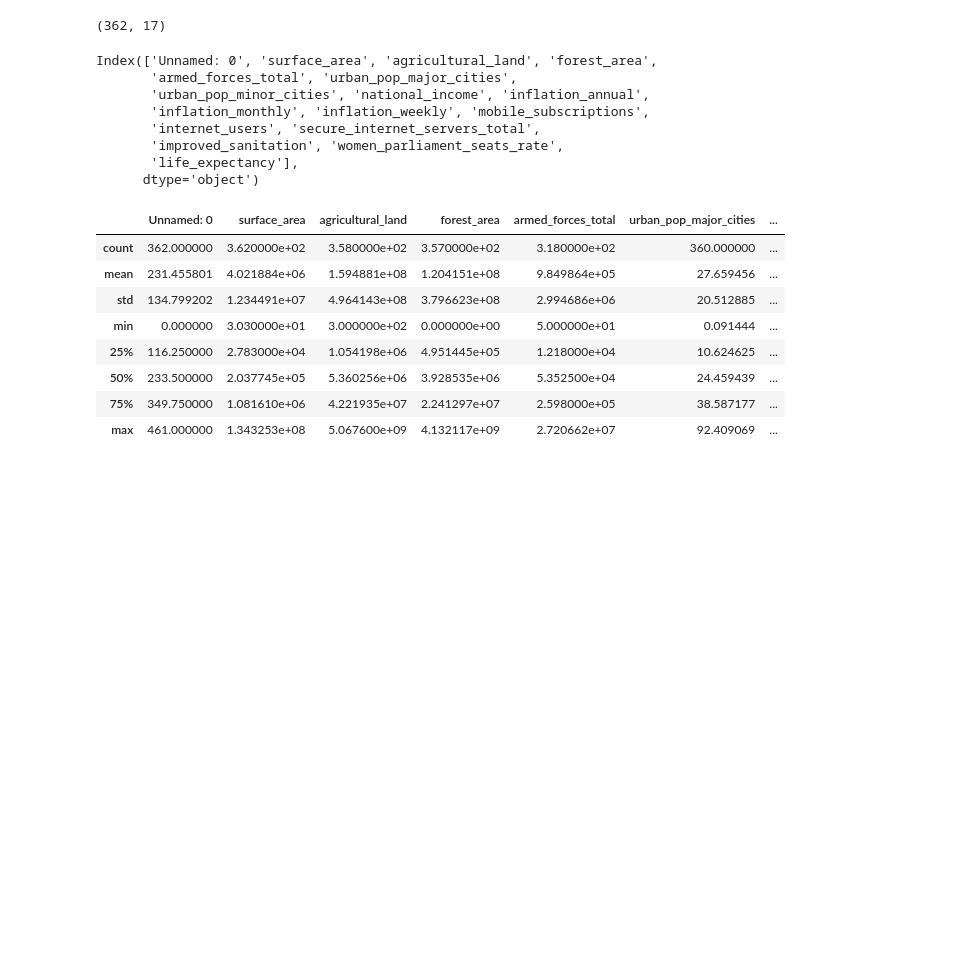
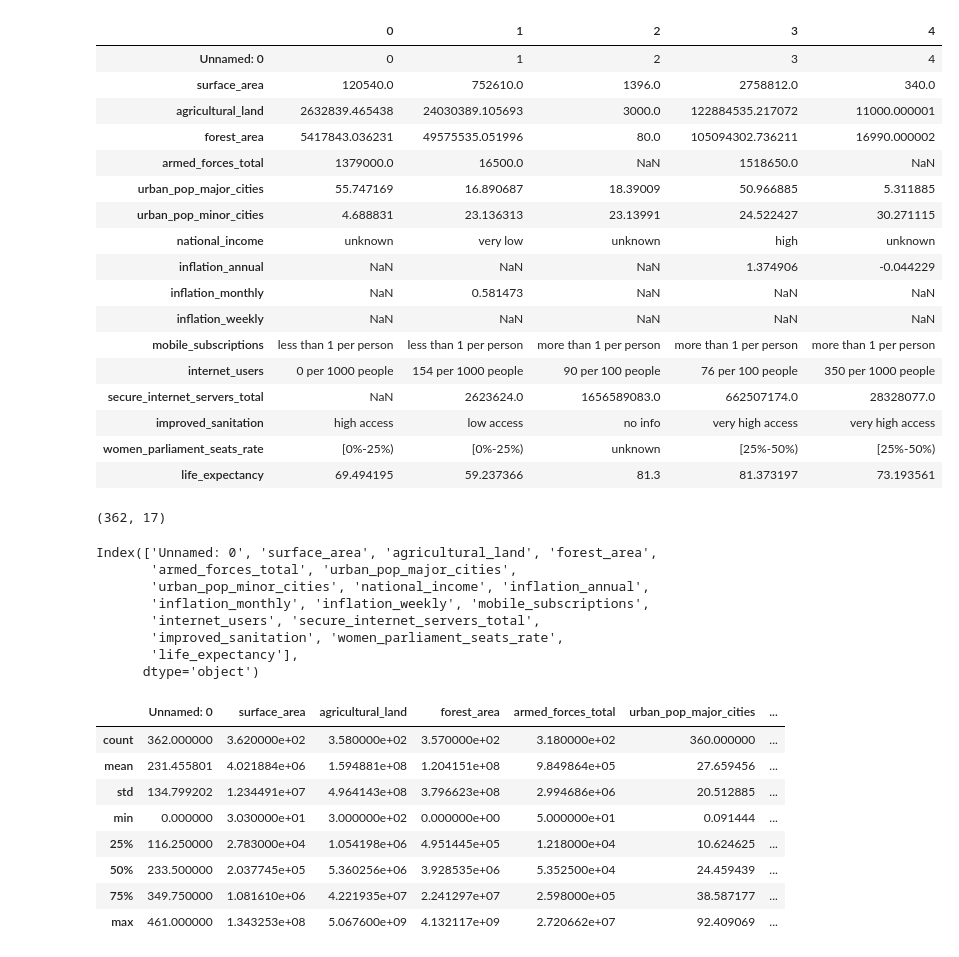
Before and after one commit to burakbinmunir/Life_Expectancy, a Jupyter notebook: l201302_assignment02.ipynb, the cells around one changed output. Saved outputs shown, nothing was run; the diff lists cells and outputs as text; code cells hidden in the pictures; blank space fills up the shorter version.

```diff
--- a/l201302_assignment02.ipynb
+++ b/l201302_assignment02.ipynb
@@ -14,5 +19,25 @@ from sklearn.metrics import mean_absolute_error
 # %%
 data = pd.read_csv('train.csv')
+data.head().transpose()
+# %% [output]
+|  | 0 | 1 | 2 | 3 | 4 |
+| Unnamed: 0 | 0 | 1 | 2 | 3 | 4 |
+| surface_area | 120540.0 | 752610.0 | 1396.0 | 2758812.0 | 340.0 |
+| agricultural_land | 2632839.465438 | 24030389.105693 | 3000.0 | 122884535.217072 | 11000.000001 |
+| forest_area | 5417843.036231 | 49575535.051996 | 80.0 | 105094302.736211 | 16990.000002 |
+| armed_forces_total | 1379000.0 | 16500.0 | NaN | 1518650.0 | NaN |
+| urban_pop_major_cities | 55.747169 | 16.890687 | 18.39009 | 50.966885 | 5.311885 |
+| urban_pop_minor_cities | 4.688831 | 23.136313 | 23.13991 | 24.522427 | 30.271115 |
+| national_income | unknown | very low | unknown | high | unknown |
+| inflation_annual | NaN | NaN | NaN | 1.374906 | -0.044229 |
+| inflation_monthly | NaN | 0.581473 | NaN | NaN | NaN |
+| inflation_weekly | NaN | NaN | NaN | NaN | NaN |
+| mobile_subscriptions | less than 1 per person | less than 1 per person | more than 1 per person | more than 1 per person | more than 1 per person |
+| internet_users | 0 per 1000 people | 154 per 1000 people | 90 per 100 people | 76 per 100 people | 350 per 1000 people |
+| secure_internet_servers_total | NaN | 2623624.0 | 1656589083.0 | 662507174.0 | 28328077.0 |
+| improved_sanitation | high access | low access | no info | very high access | very high access |
+| women_parliament_seats_rate | [0%-25%) | [0%-25%) | unknown | [25%-50%) | [25%-50%) |
+| life_expectancy | 69.494195 | 59.237366 | 81.3 | 81.373197 | 73.193561 |
 # %%
 data.shape
 # %% [output]
```
Also changed, not shown: parts of 13 cells of this notebook, 1 other file.
